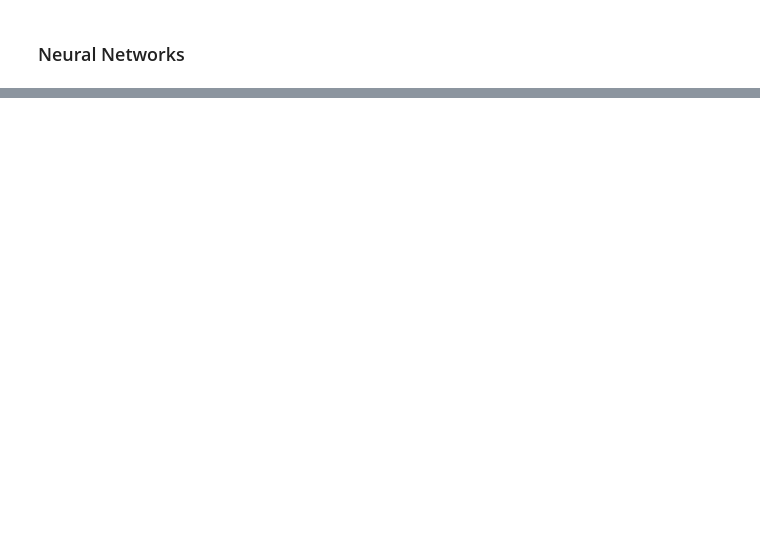
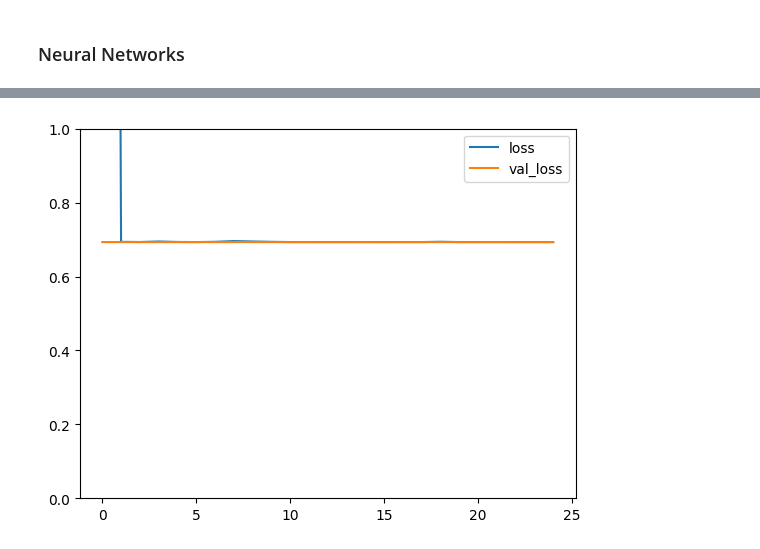
Before and after one commit to AThompson04/credit-card-fraud-detection, a Jupyter notebook: notebooks/modeling.ipynb, the cells around one changed output, grey strips where cells are left out. Saved outputs shown, nothing was run; the diff lists cells and outputs as text; code cells hidden in the pictures; blank space fills up the shorter version.

```diff
--- a/notebooks/modeling.ipynb
+++ b/notebooks/modeling.ipynb
@@ -222,0 +310,13 @@ weighted avg       0.97      0.97      0.97    169966
+# %%
+tree_asa = GradientBoostingClassifier(random_state=46)
+
+grid_search_tree_asa = GridSearchCV(
+    estimator=tree_asa,
+    param_grid=param_grid,
+    cv=5,  # 5-fold cross-validation
+    scoring='accuracy',  # Metric to optimize
+    n_jobs=-1,  # Use all processors
+    verbose=1
+)
+
+grid_search_tree_asa.fit(X_train3, y_train3)
@@ -224,0 +521,17 @@ weighted avg       0.97      0.97      0.97    169966
+# %%
+model_asa = Sequential()
+model_asa.add(Dense(units=29,activation='relu'))
+model_asa.add(Dropout(0.2))
+
+model_asa.add(Dense(units=15,activation='relu'))
+model_asa.add(Dropout(0.2))
+
+model_asa.add(Dense(units=1,activation='sigmoid'))
+model_asa.compile(loss='binary_crossentropy', optimizer='adam')
+# %%
+model_asa.fit(x=X_train3,
+              y=y_train3,
+              epochs=600,
+              validation_data=(X_test3, y_test3), verbose=1,
+              callbacks=[early_stop]
+             )
@@ -224,0 +557,5 @@ weighted avg       0.97      0.97      0.97    169966
+# %%
+model_loss_asa = pd.DataFrame(model_asa.history.history)
+model_loss_asa.plot(ylim=[0,1]);
+# %% [output]
+[figure, added]
```
Also changed, not shown: parts of 34 cells of this notebook.
